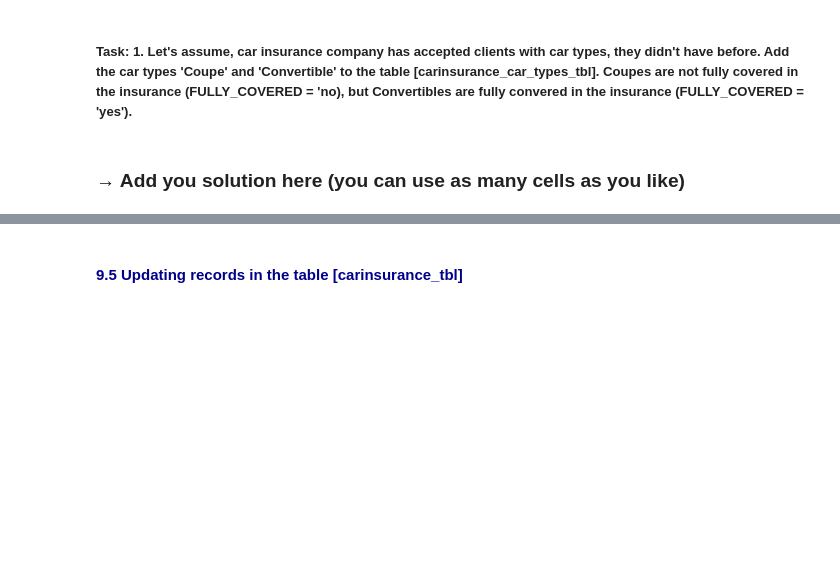
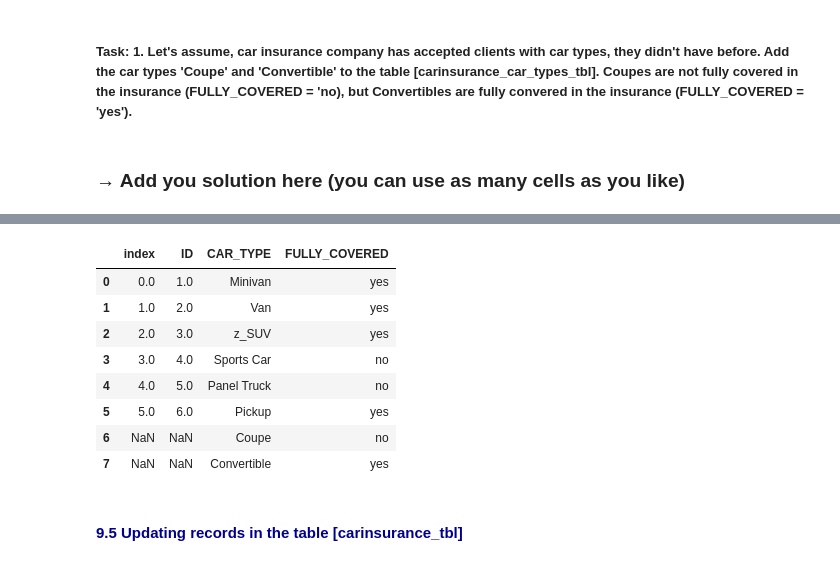
Before and after one commit to nvinto404/ZHAW-Data-Science-Fundamentals, a Jupyter notebook: Week4/DSF_DataOrganization.ipynb, the cells around one changed output, grey strips where cells are left out. Drawn from its saved outputs; the diff is of its cells as text; code cells hidden in the pictures; blank space fills up the shorter version.

```diff
--- a/Week4/DSF_DataOrganization.ipynb
+++ b/Week4/DSF_DataOrganization.ipynb
@@ -543,3 +574,21 @@ df_read
+# %%
+import sqlite3
+
+conn = sqlite3.connect("carinsurance.db")
+
+df_read = pd.read_sql("SELECT * FROM carinsurance_car_types_tbl", con=conn)
+conn.close()
+df_read
+# %% [output]
+|  | index | ID | CAR_TYPE | FULLY_COVERED |
+| 0 | 0.0 | 1.0 | Minivan | yes |
+| 1 | 1.0 | 2.0 | Van | yes |
+| 2 | 2.0 | 3.0 | z_SUV | yes |
+| 3 | 3.0 | 4.0 | Sports Car | no |
+| 4 | 4.0 | 5.0 | Panel Truck | no |
+| 5 | 5.0 | 6.0 | Pickup | yes |
+| 6 | NaN | NaN | Coupe | no |
+| 7 | NaN | NaN | Convertible | yes |
 # %% [markdown]
 #
 #### <font color='darkblue'>9.5 Updating records in the table [carinsurance_tbl]</font>
```
Also changed, not shown: parts of 11 cells of this notebook, 2 other files.
